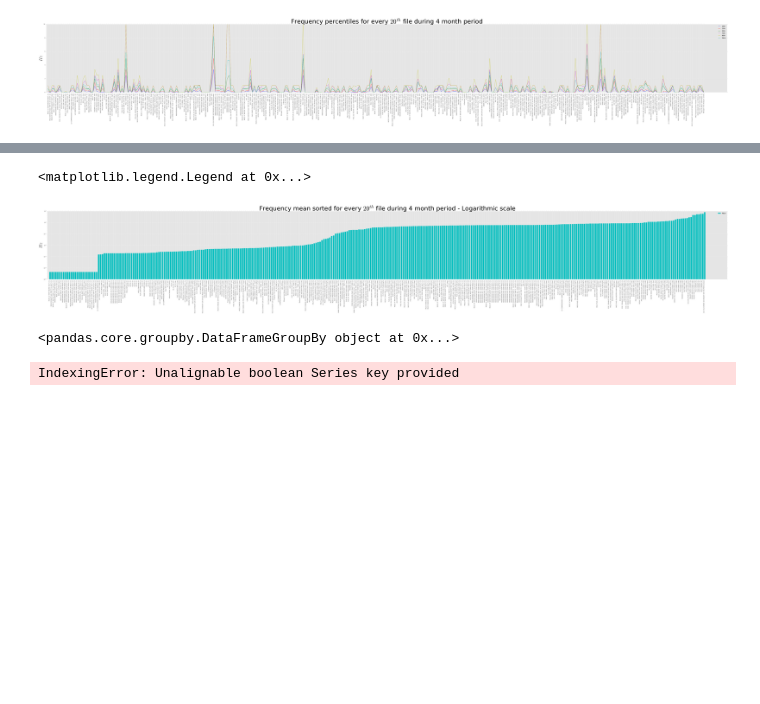
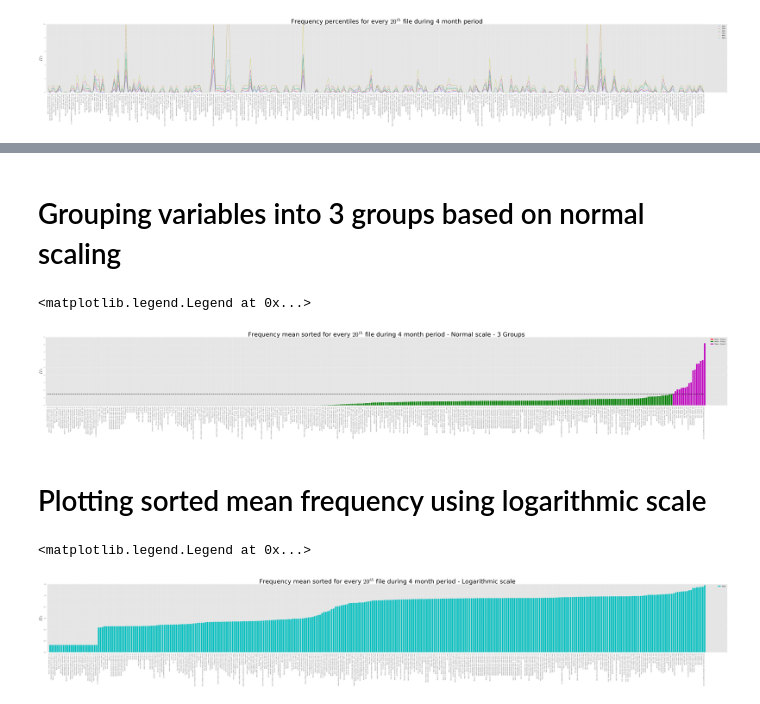
Before and after one commit to erlingpaulsen/bigdata, a Jupyter notebook: frequency/frequency_analysis_new.ipynb, the cells around one changed output, grey strips where cells are left out. Cells and saved outputs as stored; diff of their text form; code cells hidden in the pictures; blank space fills up the shorter version.

```diff
--- a/frequency/frequency_analysis_new.ipynb
+++ b/frequency/frequency_analysis_new.ipynb
@@ -62 +73,38 @@ ax2.legend()
+# %% [markdown]
+# Grouping variables into 3 groups based on normal scaling
+# %%
+group1 = []
+group2 = []
+group3 = []
+for col in df_sorted_mean.columns:
+    if df_sorted_mean.loc['Mean', col] < 0.01:
+        group1.append(col)
+    elif (df_sorted_mean.loc['Mean', col] > 0.01) and (df_sorted_mean.loc['Mean', col] < 1.5):
+        group2.append(col)
+    else:
+        group3.append(col)
+
+n1 = len(group1)
+n2 = len(group1)+len(group2)
+n3 = len(group1)+len(group2)+len(group3)
+
+fig3 = plt.figure(figsize=(100,10))
+ax3 = fig3.add_subplot(111)
+
+ax3.bar(x[0:n1], df_sorted_mean.loc['Mean', group1], color=color[1], label='Mean - Group 1')
+ax3.bar(x[n1:n2], df_sorted_mean.loc['Mean', group2], color=color[2], label='Mean - Group 2')
+ax3.bar(x[n2:n3], df_sorted_mean.loc['Mean', group3], color=color[3], label='Mean - Group 3')
+ax3.plot(x, np.ones(len(x))*0.01, 'k--', linewidth=2.5)
+ax3.plot(x, np.ones(len(x))*1.5, 'k--', linewidth=2.5)
+
+ax3.set_xticks(x)
+ax3.set_xticklabels([ds.tagno2name(tag) for tag in df_sorted_mean.columns], rotation='vertical')
+ax3.set_title('Frequency mean sorted for every $20^{th}$ file during 4 month period - Normal scale - 3 Groups', fontsize = 50)
+ax3.set_ylabel('$Hz$', fontsize = 36)
+ax3.legend()
+# %% [output]
+<matplotlib.legend.Legend at 0x...>
+[figure, added]
+# %% [markdown]
+# Plotting sorted mean frequency using logarithmic scale
 # %%
@@ -74,25 +122,3 @@ ax3.legend()
 # %% [output]
 <matplotlib.legend.Legend at 0x...>
 [figure]
-# %%
-#df_sorted_mean = df.T.sort_values('Mean', ascending=True).T
-df_sorted_mean_grouped = df_sorted_mean.T.groupby(df_sorted_mean.loc['Mean']<0.001)
-df_sorted_mean_grouped
-
-# fig4 = plt.figure(figsize=(100,10))
-# ax4 = fig4.add_subplot(111)
-
-# ax4.bar(x, df_sorted_mean.loc['Mean'], color=color[5], label='Mean')
-
-# ax4.set_yscale('log')
-# ax4.set_xticks(x)
-# ax4.set_xticklabels([ds.tagno2name(tag) for tag in df_sorted_mean.columns], rotation='vertical')
-# ax4.set_title('Frequency mean sorted for every $20^{th}$ file during 4 month period - Logarithmic scale', fontsize = 50)
-# ax4.set_ylabel('$Hz$', fontsize = 36)
-# ax4.legend()
-# %% [output]
-<pandas.core.groupby.DataFrameGroupBy object at 0x...>
-# %%
-df_sorted_mean.loc[df_sorted_mean.loc['Mean'] < 0.5]
-# %% [output]
-IndexingError: Unalignable boolean Series key provided
```
Also changed, not shown: parts of 12 cells of this notebook, 18 other files.
